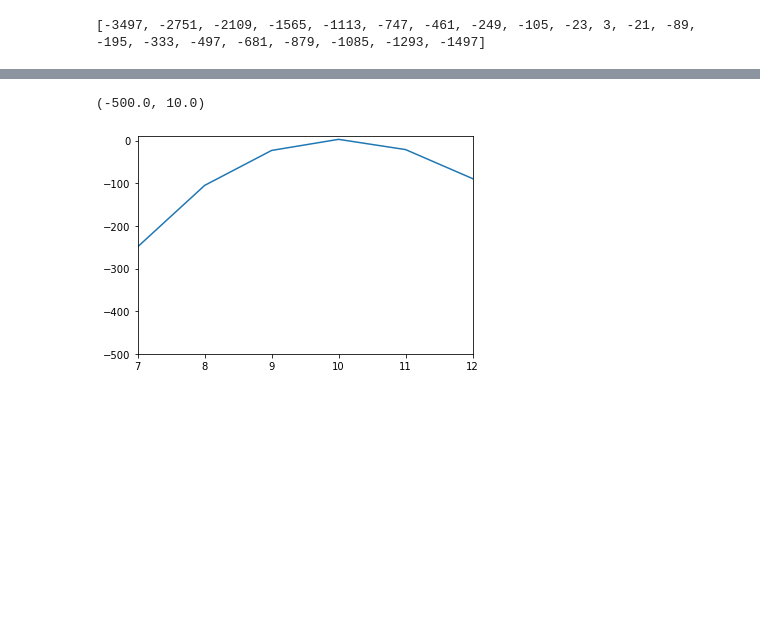
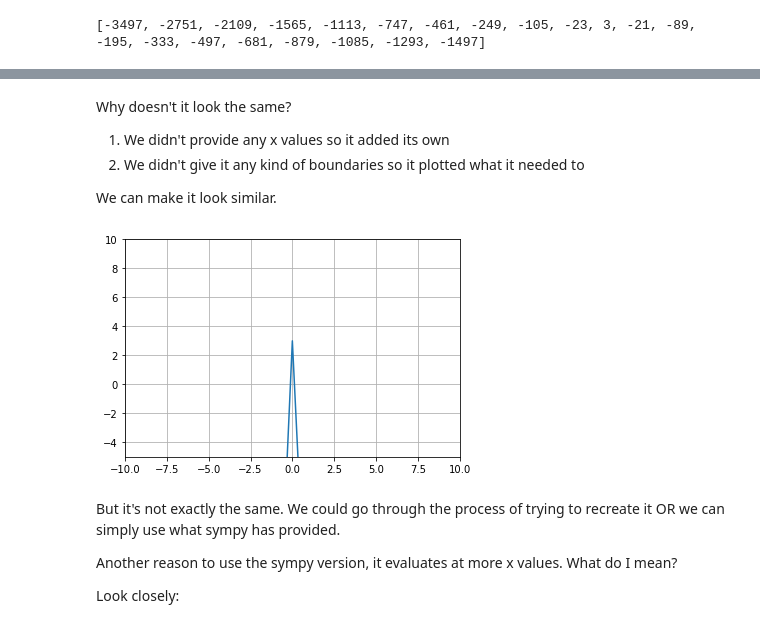
Before and after one commit to snifflesnrumjum/GAP_Python, a Jupyter notebook: GAP_Python_Workshop_4.ipynb, the cells around one changed output, grey strips where cells are left out. Drawn from its saved outputs; the diff is of its cells as text; code cells hidden in the pictures; blank space fills up the shorter version.

Commit message:
updated the sympy notebook

```diff
--- a/GAP_Python_Workshop_4.ipynb
+++ b/GAP_Python_Workshop_4.ipynb
@@ -53,0 +74,2 @@ from sympy import *
+# %%
+x = symbols('x')
@@ -123,3 +185,0 @@ $\displaystyle \sin{\left(e^{x} \right)}$
-# %%
-x, e, f = sympy.symbols('x e f')
-#e = 2.71
@@ -181,7 +345,20 @@ print(output)
+# %% [markdown]
+Why doesn't it look the same?
+
+1. We didn't provide any x values so it added its own
+2. We didn't give it any kind of boundaries so it plotted what it needed to
+
+We can make it look similar.
 # %%
-plt.plot(output)
-plt.xlim(7,12)
-plt.ylim(-500,10)
+plt.plot(range(-10, 11), output)
+plt.xlim(-10, 10)
+plt.ylim(-5,10)
+plt.grid()
 # %% [output]
-(-500.0, 10.0)
-[figure, old version]
+[figure, new version]
+# %% [markdown]
+But it's not exactly the same. We could go through the process of trying to recreate it OR we can simply use what sympy has provided.
+
+Another reason to use the sympy version, it evaluates at more x values. What do I mean?
+
+Look closely:
```
Also changed, not shown: parts of 96 cells of this notebook.
